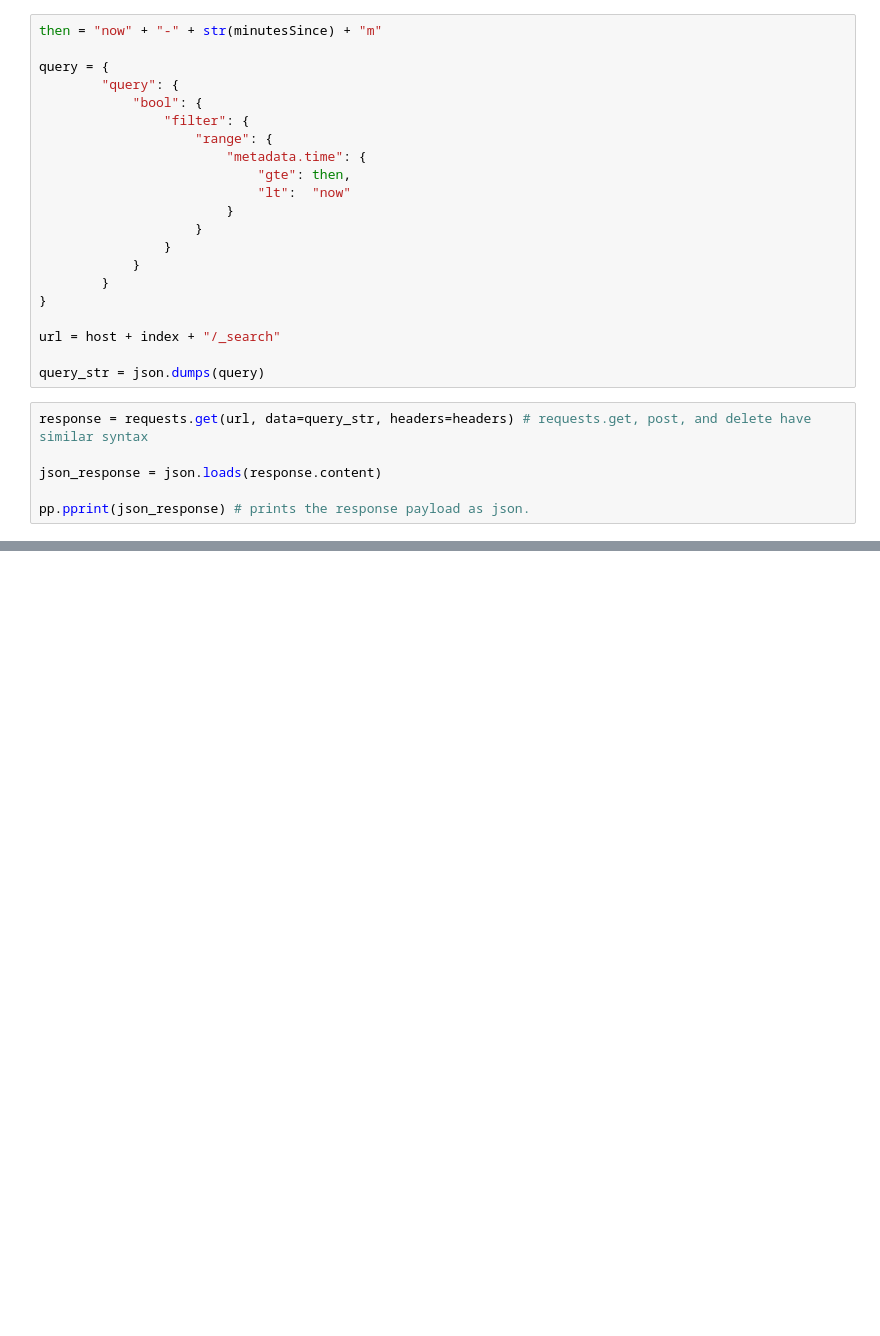
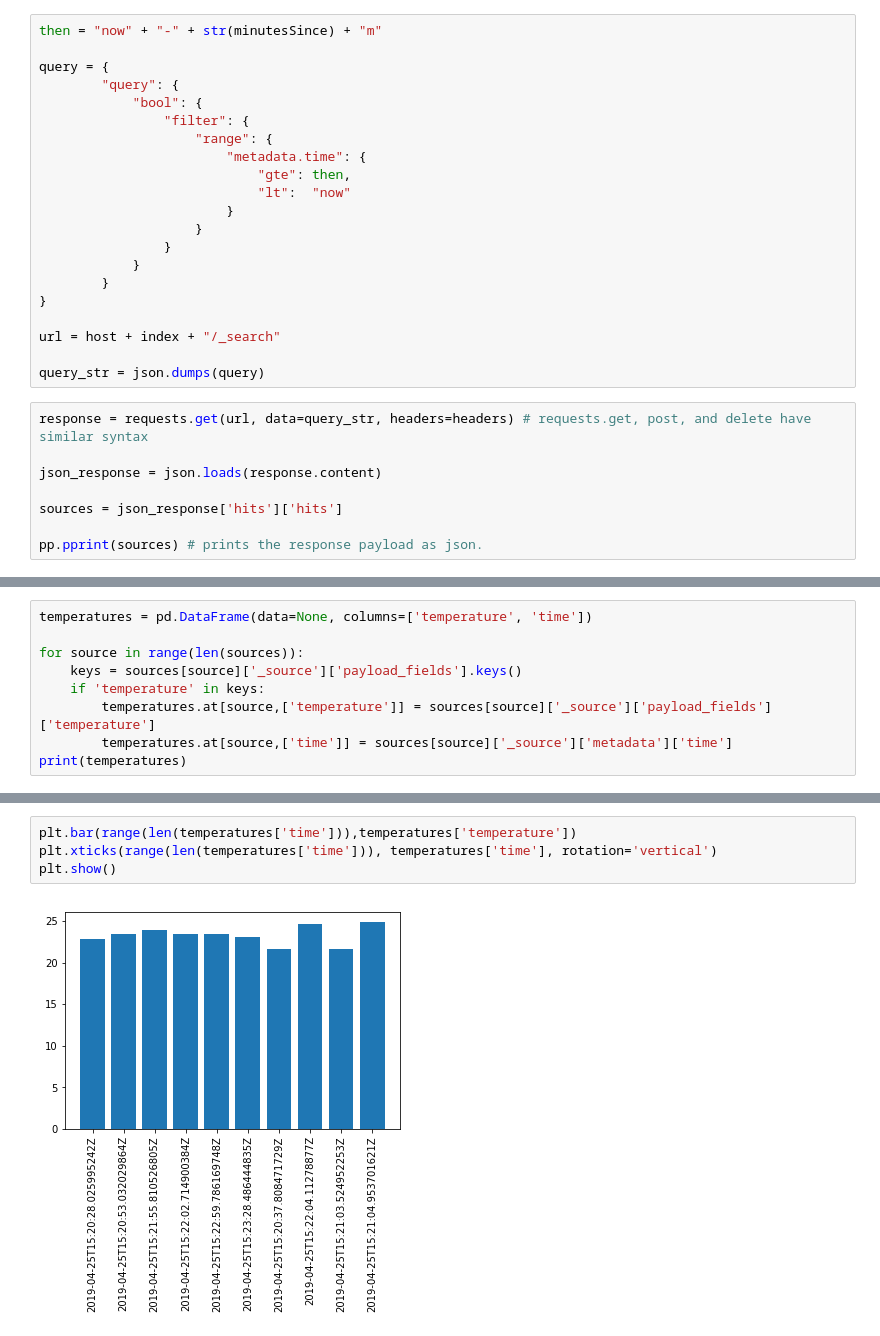
Before and after one commit to realfeed/digital-foundations-cloud, a Jupyter notebook: my-first-request.ipynb, the cells around one changed output, grey strips where cells are left out. Saved outputs shown, nothing was run; the diff lists cells and outputs as text; blank space fills up the shorter version.

```diff
--- a/my-first-request.ipynb
+++ b/my-first-request.ipynb
@@ -44,4 +46,6 @@ response = requests.get(url, data=query_str, headers=headers) # requests.get, po
 
 json_response = json.loads(response.content)
 
-pp.pprint(json_response) # prints the response payload as json.
+sources = json_response['hits']['hits']
+
+pp.pprint(sources) # prints the response payload as json.
@@ -47,0 +70,9 @@ pp.pprint(json_response) # prints the response payload as json.
+# %%
+temperatures = pd.DataFrame(data=None, columns=['temperature', 'time'])
+
+for source in range(len(sources)):
+    keys = sources[source]['_source']['payload_fields'].keys()
+    if 'temperature' in keys:
+        temperatures.at[source,['temperature']] = sources[source]['_source']['payload_fields']['temperature']
+        temperatures.at[source,['time']] = sources[source]['_source']['metadata']['time']
+print(temperatures)
@@ -47,0 +91,6 @@ pp.pprint(json_response) # prints the response payload as json.
+# %%
+plt.bar(range(len(temperatures['time'])),temperatures['temperature'])
+plt.xticks(range(len(temperatures['time'])), temperatures['time'], rotation='vertical')
+plt.show()
+# %% [output]
+[figure, added]
```
Also changed, not shown: parts of 3 cells of this notebook, 3 other files.
